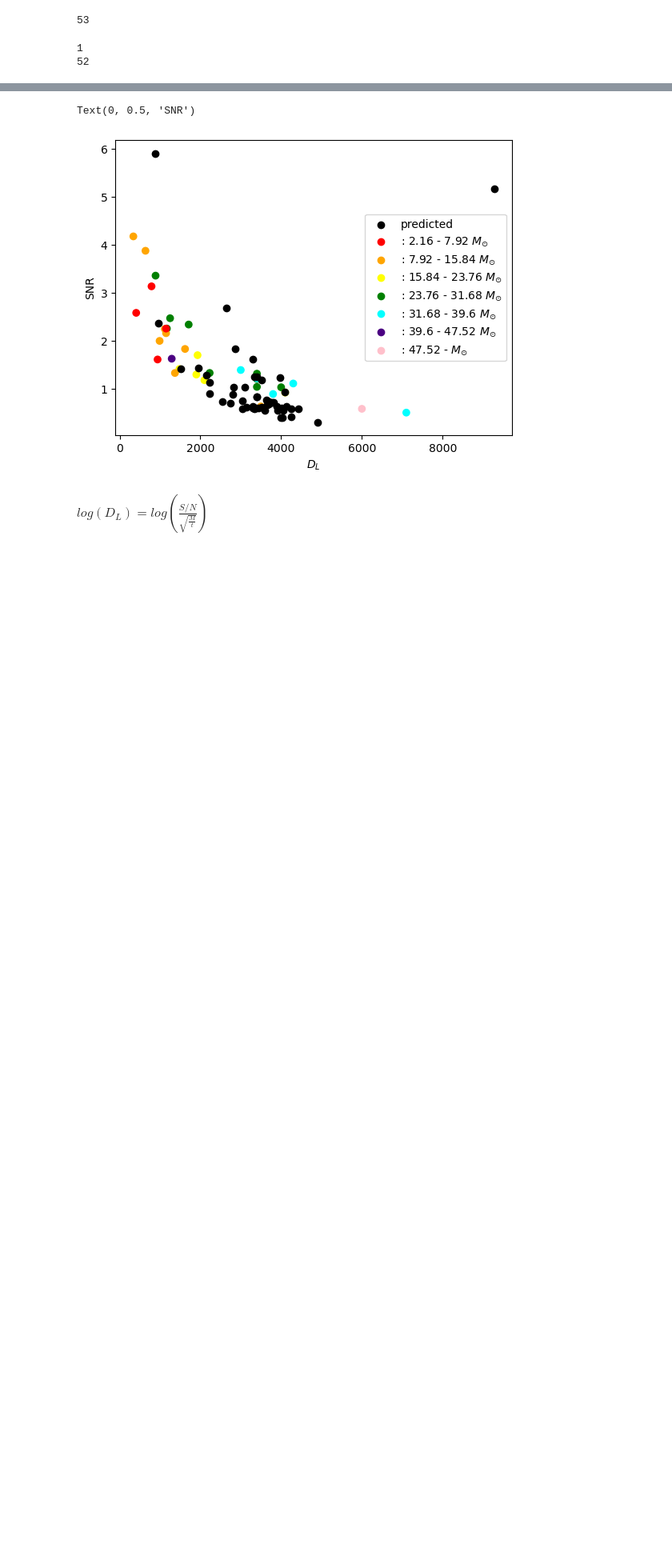
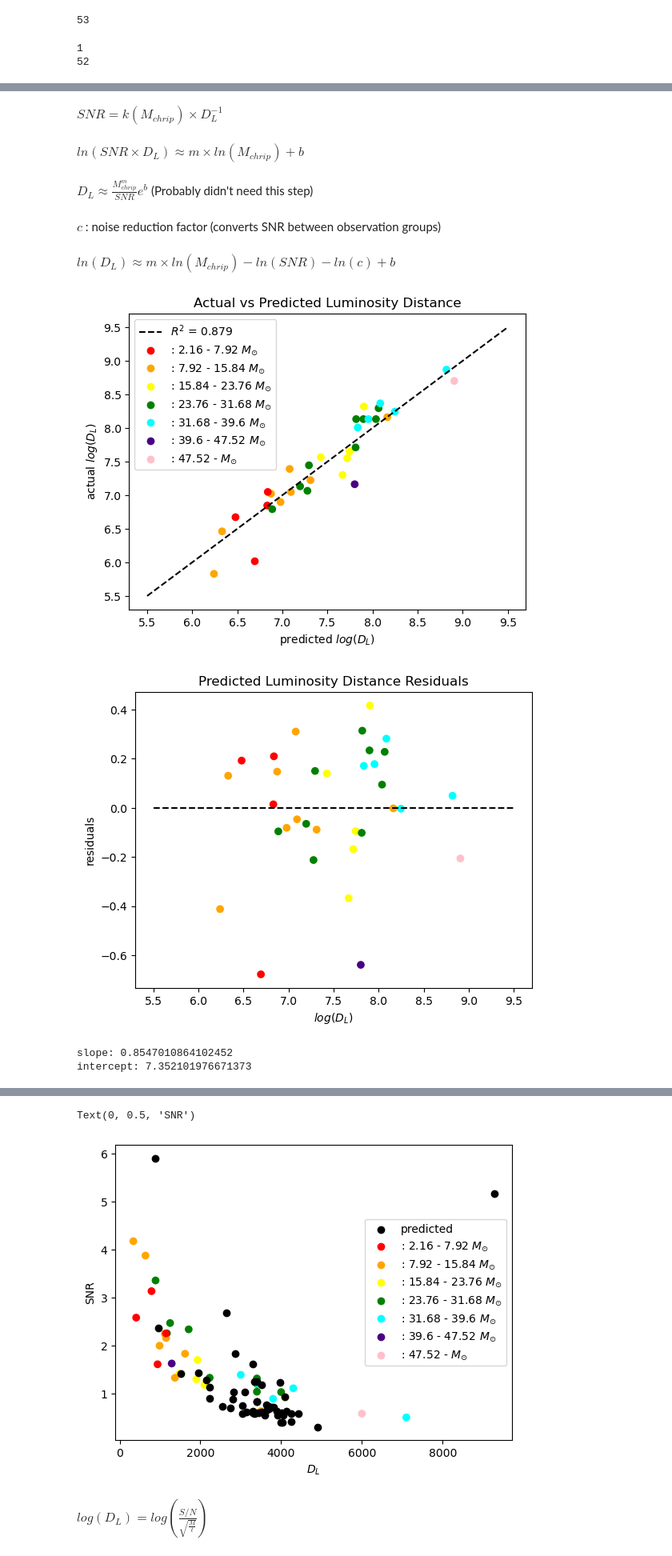
Before and after one commit to AndrewValentini/Gravitational-Waves-Research-23-24, a Jupyter notebook: Data Analysis/testing.ipynb, the cells around one changed output, grey strips where cells are left out. Shown at 80% size. Cells and saved outputs as stored; diff of their text form; code cells hidden in the pictures; blank space fills up the shorter version.

```diff
--- a/Data Analysis/testing.ipynb
+++ b/Data Analysis/testing.ipynb
@@ -195,0 +205,48 @@ Text(0.5, 0, '$M_{tot}$')
+# %% [markdown]
+$SNR=k(M_{chrip})\times D^{-1}_L$
+# %% [markdown]
+$ln(SNR\times D_L)\approx m\times ln(M_{chrip}) + b$
+# %% [markdown]
+$D_L\approx \frac{M^{m}_{chrip}}{SNR}e^b$ (Probably didn't need this step)
+# %% [markdown]
+$c$ : noise reduction factor (converts SNR between observation groups)
+# %% [markdown]
+$ln(D_L)\approx m\times ln(M_{chrip}) - ln(SNR) - ln(c) + b$
+# %%
+sub_O3_BBH["log(predicted_luminosity_distance)"] = m * np.log(sub_O3_BBH["chirp_mass_source"]) - np.log(sub_O3_BBH["network_matched_filter_snr"]) + b
+
+plt.scatter(sub_O3_BBH["log(predicted_luminosity_distance)"],np.log(sub_O3_BBH["luminosity_distance"]), color = sub_O3_BBH["color"])
+
+x = np.linspace(5.5, 9.5, 10)
+plt.plot(x,x, color = "black", linestyle="--", label="$R^2$ = {:.3f}".format(r2_score(np.log(sub_O3_BBH["luminosity_distance"]), sub_O3_BBH["log(predicted_luminosity_distance)"])))
+
+plt.scatter([], [], color="red", label=": 2.16 - 7.92 $M_{\odot}$")
+plt.scatter([], [], color="orange", label=": 7.92 - 15.84 $M_{\odot}$")
+plt.scatter([], [], color="yellow", label=": 15.84 - 23.76 $M_{\odot}$")
+plt.scatter([], [], color="green", label=": 23.76 - 31.68 $M_{\odot}$")
+plt.scatter([], [], color="cyan", label=": 31.68 - 39.6 $M_{\odot}$")
+plt.scatter([], [], color="indigo", label=": 39.6 - 47.52 $M_{\odot}$")
+plt.scatter([], [], color="pink", label=": 47.52 - $M_{\odot}$")
+
+plt.legend()
+plt.title("Actual vs Predicted Luminosity Distance")
+plt.ylabel("actual $log(D_L)$")
+plt.xlabel("predicted $log(D_L)$")
+plt.show()
+
+x = np.linspace(5.5, 9.5, 10)
+plt.plot(x,np.zeros(10), color = "black", linestyle="--", label="$R^2$ = {:.3f}".format(r2_score(np.log(sub_O3_BBH["luminosity_distance"]), sub_O3_BBH["log(predicted_luminosity_distance)"])))
+plt.scatter(sub_O3_BBH["log(predicted_luminosity_distance)"],np.log(sub_O3_BBH["luminosity_distance"]) - sub_O3_BBH["log(predicted_luminosity_distance)"], color = sub_O3_BBH["color"])
+plt.title("Predicted Luminosity Distance Residuals")
+plt.ylabel("residuals")
+plt.xlabel("$log(D_L)$")
+plt.show()
+
+m, b = coefficients
+print(f"slope: {m}")
+print(f"intercept: {b}")
+# %% [output]
+[figure, added]
+[figure, added]
+slope: 0.8547010864102452
+intercept: 7.352101976671373
```
Also changed, not shown: parts of 3 cells of this notebook.
